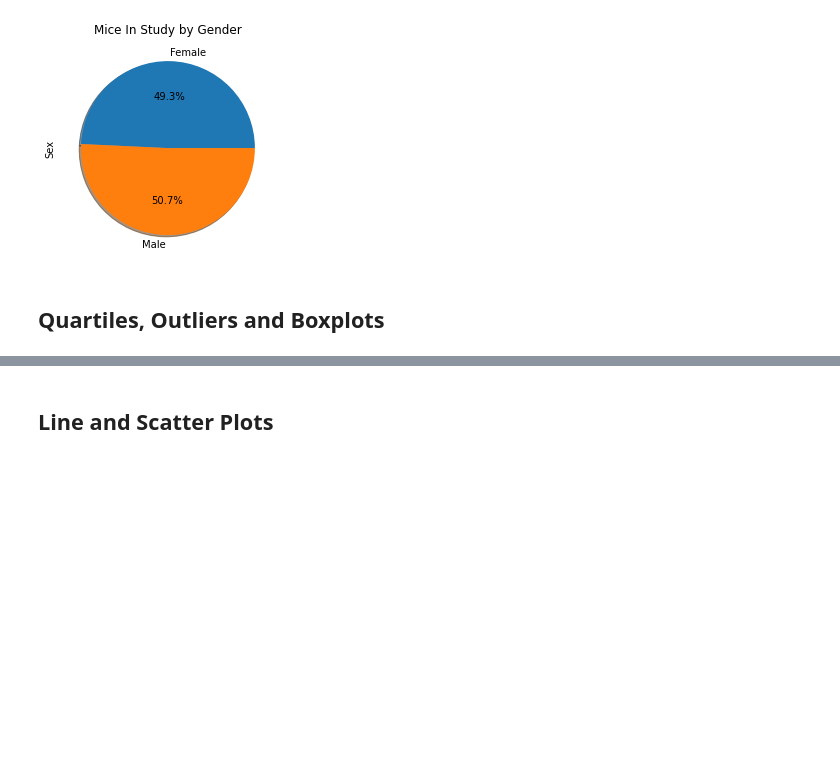
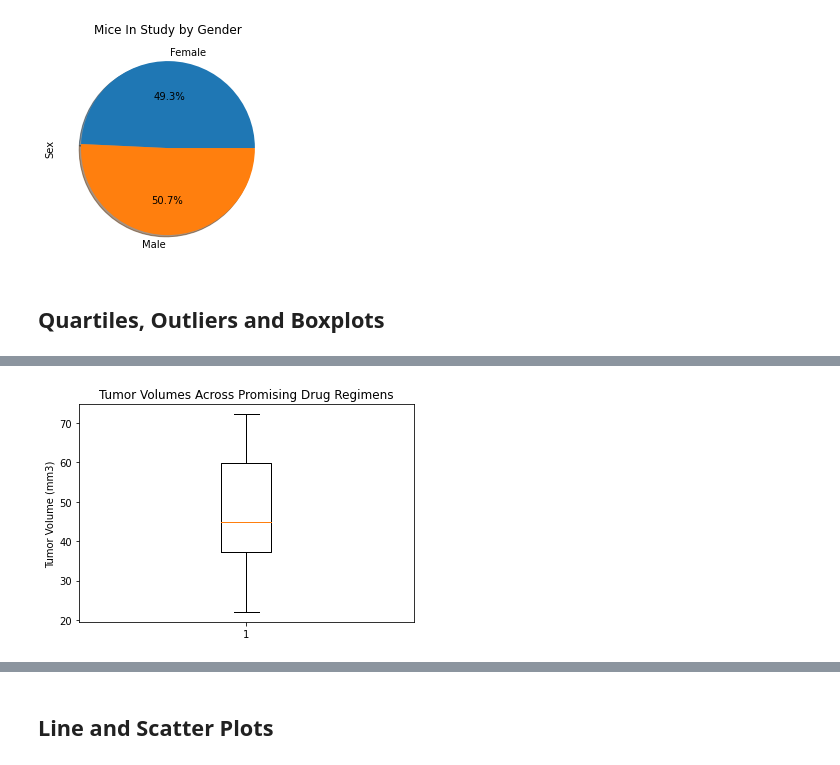
Before and after one commit to meielerol/matplotlib-challenge, a Jupyter notebook: pymaceuticals_starter.ipynb, the cells around one changed output, grey strips where cells are left out. Drawn from its saved outputs; the diff is of its cells as text; code cells hidden in the pictures; blank space fills up the shorter version.

Commit message:
Add files via upload
uploading via file drop because 'git push origin master' still throwing me around in a circular loop of merging and fatal errors etc.

```diff
--- a/pymaceuticals_starter.ipynb
+++ b/pymaceuticals_starter.ipynb
@@ -230,3 +230,17 @@ plt.show()
 [figure]
 # %% [markdown]
 ## Quartiles, Outliers and Boxplots
+# %%
+# Calculate the final tumor volume of each mouse across four of the treatment regimens:
+# Capomulin, Ramicane, Infubinol, and Ceftamin
+
+#find last data point for each 'Mouse ID'
+finalTumorsFull_df = mouseClean_df.copy()
+finalTumorsFull_df = finalTumorsFull_df.sort_values(by=['Drug Regimen','Mouse ID','Timepoint'])
+finalTumorsFull_df = finalTumorsFull_df.drop_duplicates(subset=['Mouse ID'],keep='last').reset_index()
+
+#gather list of the most promising treatment regimens (hard coded for the sake of my sanity)
+mostPromising = ['Capomulin', 'Ramicane', 'Infubinol', 'Ceftamin']
+
+finalTumorsPromising_df = finalTumorsFull_df.loc[finalTumorsFull_df['Drug Regimen'].isin(mostPromising)]
+finalTumorsPromising_df
@@ -259,0 +300,15 @@ plt.show()
+# %%
+# Put treatments into a list for for loop (and later for plot labels)
+mostPromising = finalTumorsPromising_df['Drug Regimen'].unique()
+
+# Create empty list to fill with tumor vol data (for plotting)
+tumorVol = finalTumorsPromising_df['Tumor Volume (mm3)']
+
+figAll,axAll = plt.subplots()
+axAll.set_title('Tumor Volumes Across Promising Drug Regimens')
+axAll.set_ylabel('Tumor Volume (mm3)')
+flierprops=dict(marker='o',markerfacecolor='red')
+axAll.boxplot(tumorVol,showfliers=True,flierprops=flierprops)
+plt.show()
+# %% [output]
+[figure, added]
```
Also changed, not shown: parts of 13 cells of this notebook.
